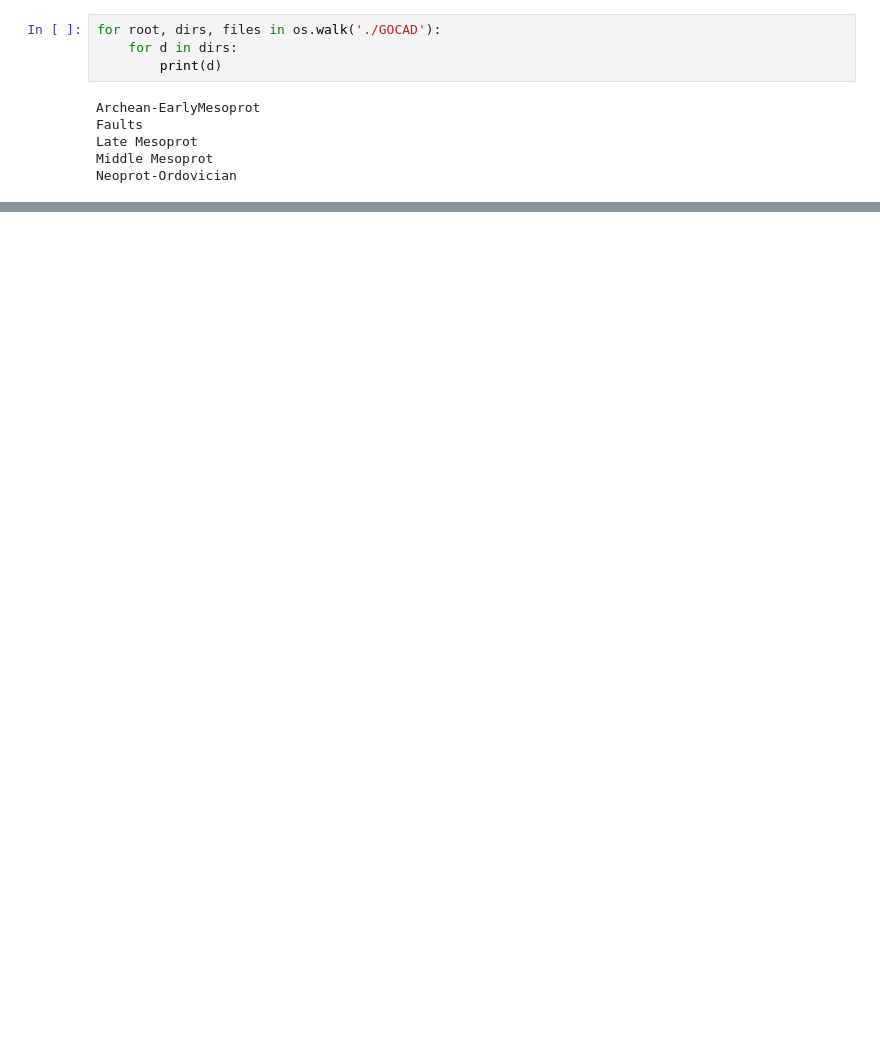
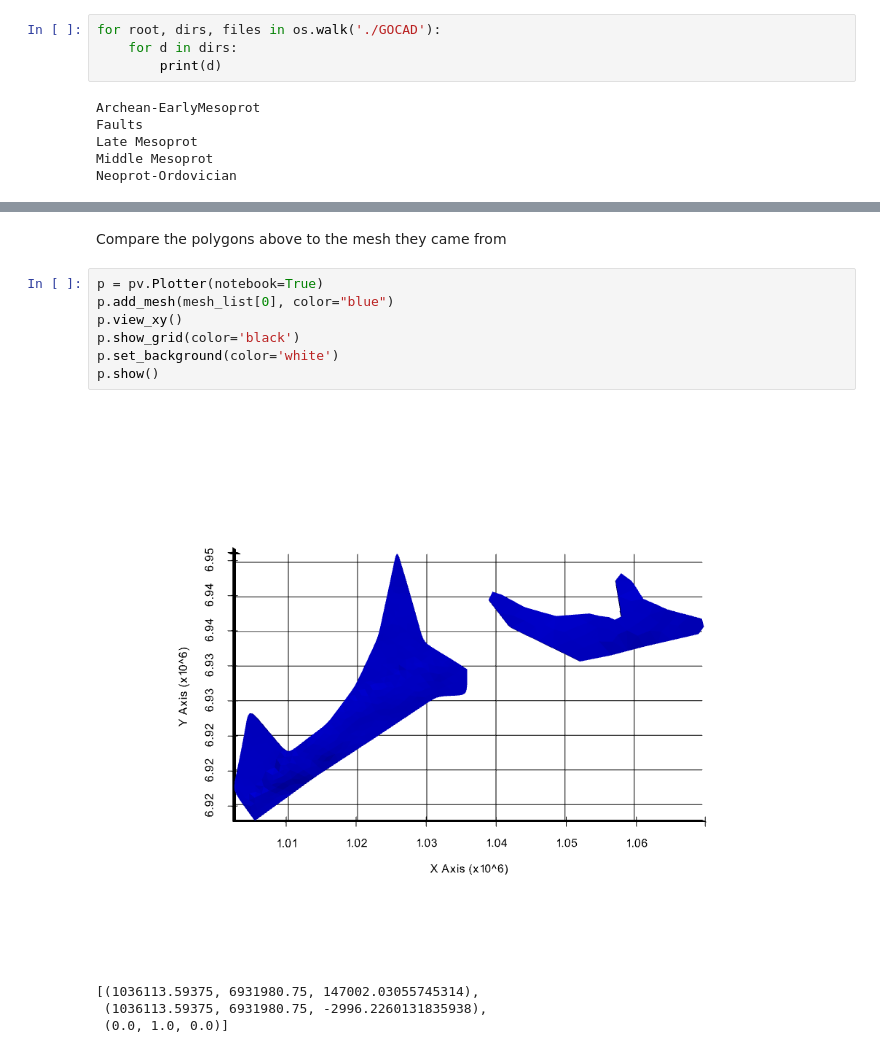
Before and after one commit to RichardScottOZ/Transform-2021, a Jupyter notebook: SA-Solid-Geology-Case-Study.ipynb, the cells around one changed output, grey strips where cells are left out. Saved outputs shown, nothing was run; the diff lists cells and outputs as text; blank space fills up the shorter version.

```diff
--- a/SA-Solid-Geology-Case-Study.ipynb
+++ b/SA-Solid-Geology-Case-Study.ipynb
@@ -342,0 +367,14 @@ dfSolidGeology.head()
+# %% [markdown]
+Compare the polygons above to the mesh they came from
+# %%
+p = pv.Plotter(notebook=True)
+p.add_mesh(mesh_list[0], color="blue")
+p.view_xy()
+p.show_grid(color='black')
+p.set_background(color='white')
+p.show()
+# %% [output]
+[figure, added]
+[(1036113.59375, 6931980.75, 147002.03055745314),
+ (1036113.59375, 6931980.75, -2996.2260131835938),
+ (0.0, 1.0, 0.0)]
```
Also changed, not shown: parts of 27 cells of this notebook.
